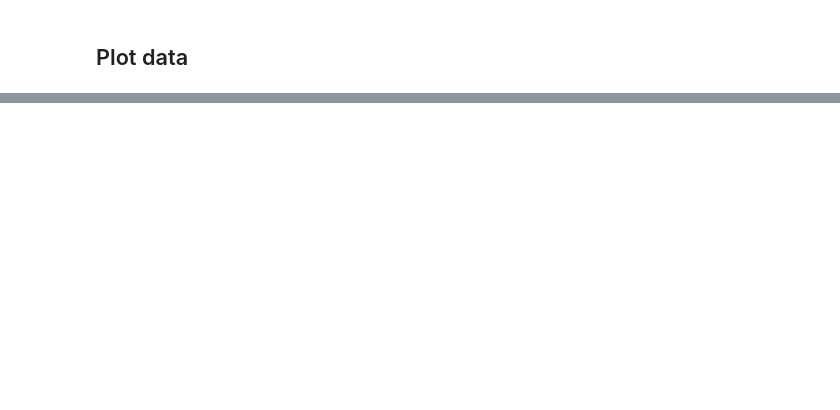
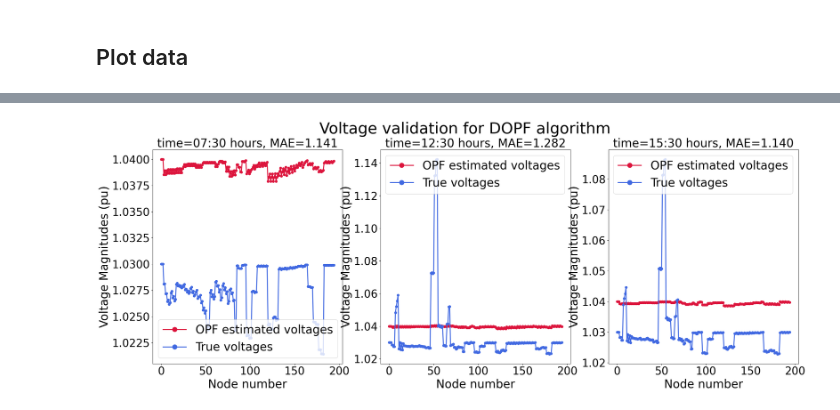
Before and after one commit to pnnl/oedisi_dopf, a Jupyter notebook: workflow.ipynb, the cells around one changed output, grey strips where cells are left out. Drawn from its saved outputs; the diff is of its cells as text; code cells hidden in the pictures; blank space fills up the shorter version.

```diff
--- a/workflow.ipynb
+++ b/workflow.ipynb
@@ -192,0 +203,12 @@ plotter.plot_voltage_tree(
+# %%
+fig_filename = os.path.join(directory, f"voltage_comparison.png")
+plotter.plot_opf_voltage_comparison(
+    topology_filepath,
+    real_voltage_filepath,
+    imag_voltage_filepath,
+    opf_voltage_filepath,
+    time=time,
+    show=True
+)
+# %% [output]
+[figure, added]
```
Also changed, not shown: parts of 8 cells of this notebook, 14 other files.
